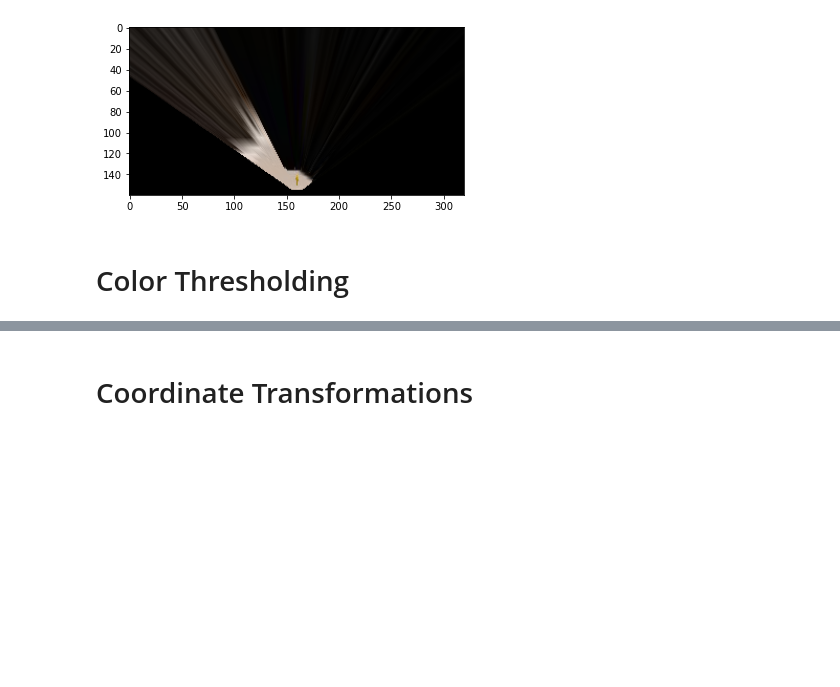
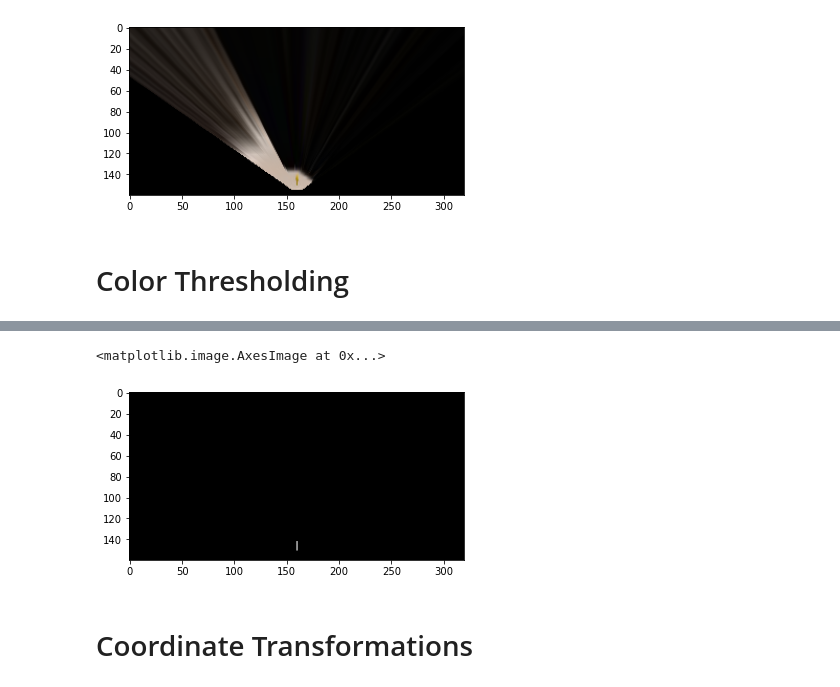
Before and after one commit to DedRec/Mars-Rover-Search-and-Sample-Return-Project, a Jupyter notebook: cvphase1.ipynb, the cells around one changed output, grey strips where cells are left out. Saved outputs shown, nothing was run; the diff lists cells and outputs as text; code cells hidden in the pictures; blank space fills up the shorter version.

```diff
--- a/cvphase1.ipynb
+++ b/cvphase1.ipynb
@@ -126,3 +128,12 @@ plt.imshow(rock_map,cmap='gray')
+# %%
+obs_threshed = 1 - color_thresh(warped, (85,85,85))
+path_threshed = color_thresh(warped) # find only the navigatable path
+rock_threshed = find_rocks(warped) # find rock samples
+warped = perspect_transform(rock_img, source, destination,kernel_size=3)
+plt.imshow(rock_threshed,cmap="gray")
+# %% [output]
+<matplotlib.image.AxesImage at 0x...>
+[figure, added]
 # %% [markdown]
 # Coordinate Transformations
 # %%
```
Also changed, not shown: parts of 14 cells of this notebook.
